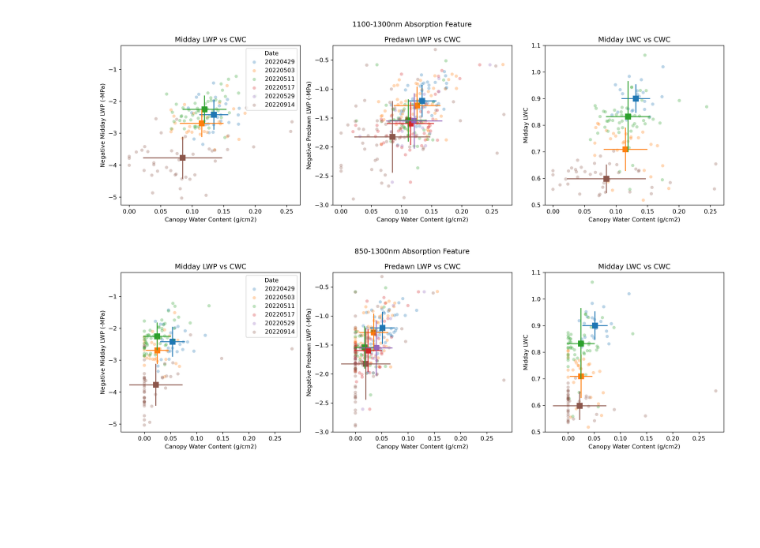
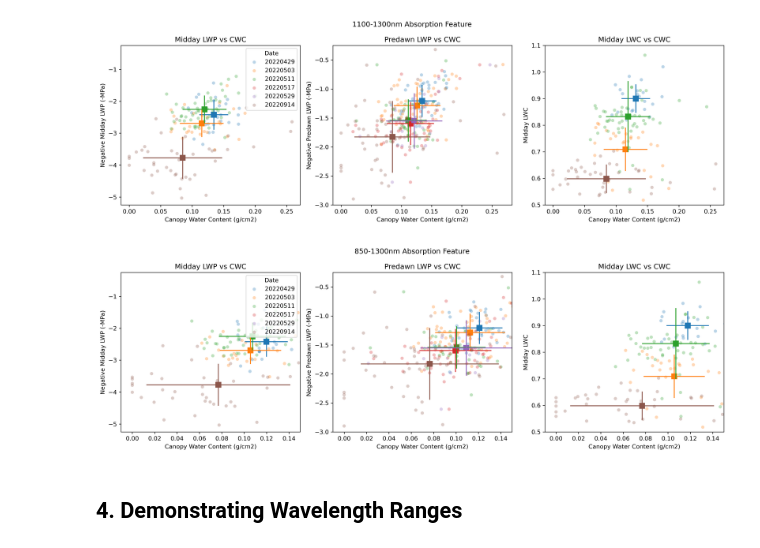
Before and after one commit to jean-allen/SHIFT_CWC, a Jupyter notebook: figures/s3_absorption_features_comparison/CWC_vs_fielddata_comparison.ipynb, the cells around one changed output. Cells and saved outputs as stored; diff of their text form; code cells hidden in the pictures; blank space fills up the shorter version.

```diff
--- a/figures/s3_absorption_features_comparison/CWC_vs_fielddata_comparison.ipynb
+++ b/figures/s3_absorption_features_comparison/CWC_vs_fielddata_comparison.ipynb
@@ -24,8 +30,8 @@ plt.rcParams['figure.dpi'] = 300
 # %%
 fielddata_path = 'C:/Users/jeanallen/Desktop/SHIFT_CWC/data/field_data/LWC_LFM_WP_dates20230525.csv'
 
-cwc_dir_850_1300 = 'C:/Users/jeanallen/Desktop/SHIFT_CWC/data/SHIFT_data/cwc_850_1100'
-cwc_dir_850_1100 = 'C:/Users/jeanallen/Desktop/SHIFT_CWC/data/SHIFT_data/cwc_850_1300'
+cwc_dir_850_1300 = 'C:/Users/jeanallen/Desktop/SHIFT_CWC/data/SHIFT_data/cwc_850_1300'
+cwc_dir_850_1100 = 'C:/Users/jeanallen/Desktop/SHIFT_CWC/data/SHIFT_data/cwc_850_1100'
 cwc_dir_1100_1300 = 'C:/Users/jeanallen/Desktop/SHIFT_CWC/data/SHIFT_data/cwc_1100_1300'
 # %%
 ## reading in and organizing field data
@@ -319,34 +327,36 @@ for date, cwc_df, color in zip(date_list, cwc_df_list_850_1300, color_list):
     ax2.errorbar(avg_cwc_pdlwp, -1*avg_predawn_lwp, yerr=std_predawn_lwp, fmt='none', ecolor=color)
     ax2.errorbar(avg_cwc_pdlwp, -1*avg_predawn_lwp, xerr=std_cwc_pdlwp, fmt='none', ecolor=color)
 
     ax3.scatter(cwc_df['CWC'], cwc_df['midday_lwc'], c=color, edgecolors='none', s=30, alpha=0.3, label=date)
     ax3.scatter(avg_cwc_lwc, avg_midday_lwc, c=color, edgecolors='none', s=100, alpha=1, marker='s')
     ax3.errorbar(avg_cwc_lwc, avg_midday_lwc, yerr=std_midday_lwc, fmt='none', ecolor=color)
     ax3.errorbar(avg_cwc_lwc, avg_midday_lwc, xerr=std_cwc_lwc, fmt='none', ecolor=color)
 
 fig.suptitle('850-1300nm Absorption Feature')
 
 ax1.set_ylabel('Negative Midday LWP (-MPa)')
 ax1.set_xlabel('Canopy Water Content (g/cm2)')
 ax1.set_title('Midday LWP vs CWC')
-# ax1.set_xlim(-0.01, 0.2)
+ax1.set_xlim(-0.01, 0.15)
 ax1.set_ylim(-5.25, -0.25)
 handles, labels = ax1.get_legend_handles_labels()
 ax1.legend(handles, labels, title='Date', loc='upper right')
 
 ax2.set_ylabel('Negative Predawn LWP (-MPa)')
 ax2.set_xlabel('Canopy Water Content (g/cm2)')
 ax2.set_title('Predawn LWP vs CWC')
-# ax2.set_xlim(-0.01, 0.2)
+ax2.set_xlim(-0.01, 0.15)
 ax2.set_ylim(-3, -0.25)
 
 ax3.set_ylabel('Midday LWC')
 ax3.set_xlabel('Canopy Water Content (g/cm2)')
 ax3.set_title('Midday LWC vs CWC')
-# ax3.set_xlim(-0.01, 0.2)
+ax3.set_xlim(-0.01, 0.15)
 ax3.set_ylim(0.5, 1.1)
 
 plt.tight_layout()
 plt.show()
 # %% [output]
-[figure, old version]
+[figure, new version]
+# %% [markdown]
+## 4. Demonstrating Wavelength Ranges
```
Also changed, not shown: parts of 7 cells of this notebook, 1 other file.
